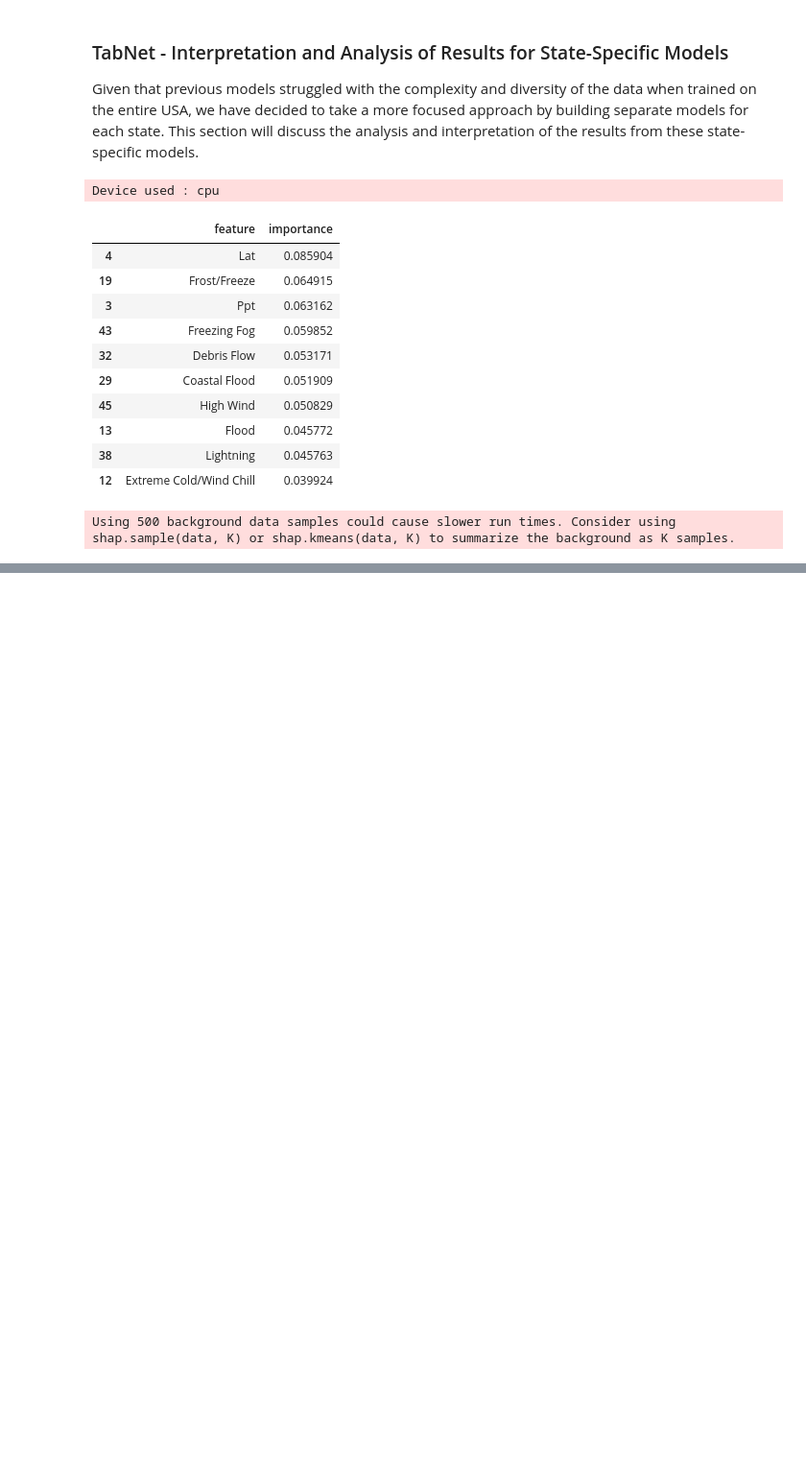
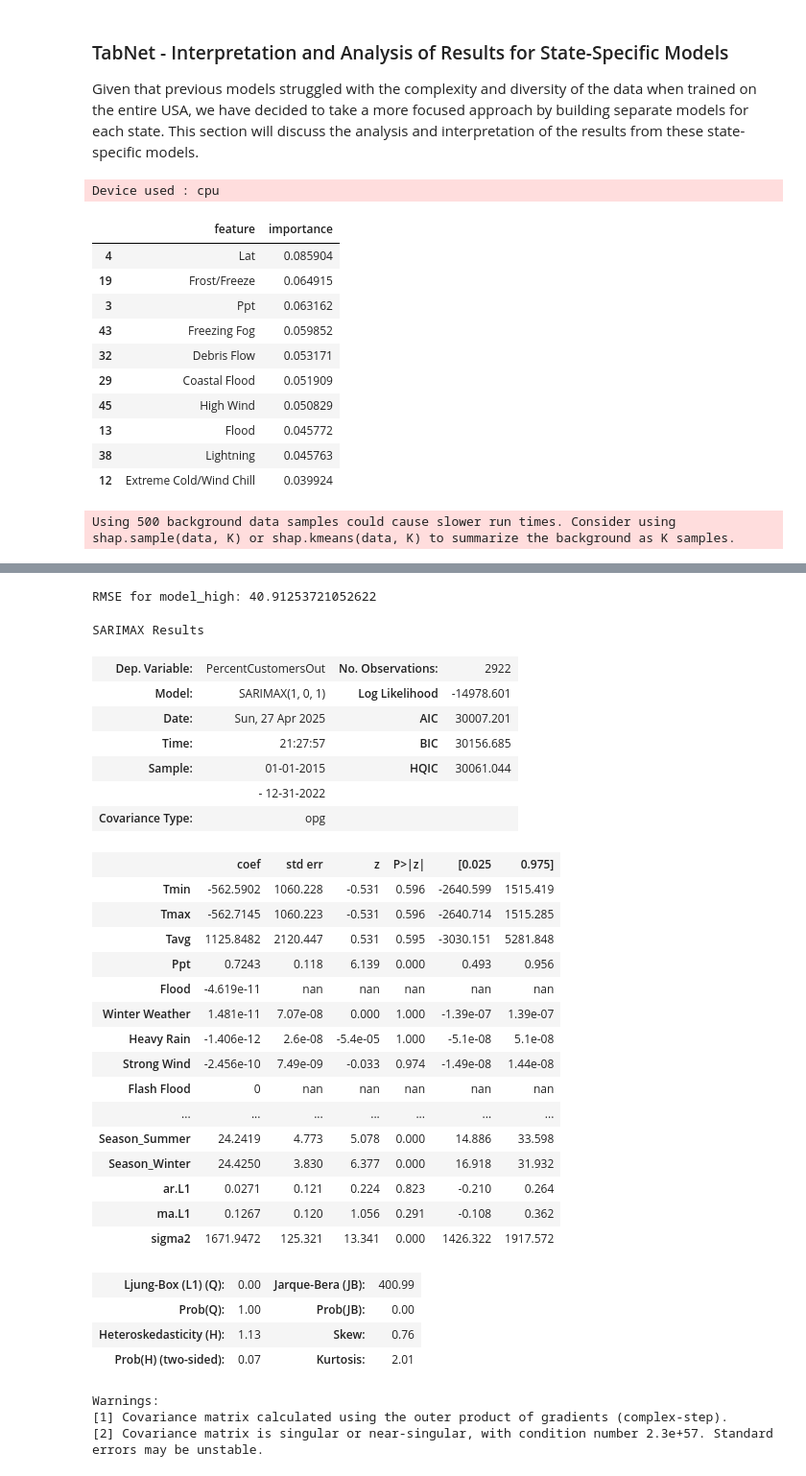
Before and after one commit to kwiatkowskaa/PowerOutage_Prediction, a Jupyter notebook: notebooks/04_interpretability.ipynb, the cells around one changed output, grey strips where cells are left out. Shown at 96% size. Drawn from its saved outputs; the diff is of its cells as text; code cells hidden in the pictures; blank space fills up the shorter version.

```diff
--- a/notebooks/04_interpretability.ipynb
+++ b/notebooks/04_interpretability.ipynb
@@ -400,0 +436,39 @@ Using 500 background data samples could cause slower run times. Consider using s
+# %%
+rmse_high = np.sqrt(mean_squared_error(df_high_test['PercentCustomersOut'], forecast_high))
+print(f'RMSE for model_high: {rmse_high}')
+# %% [output]
+RMSE for model_high: 40.91253721052622
+# %%
+results_high.summary()
+# %% [output]
+SARIMAX Results
+| Dep. Variable: | PercentCustomersOut | No. Observations: | 2922 |
+| Model: | SARIMAX(1, 0, 1) | Log Likelihood | -14978.601 |
+| Date: | Sun, 27 Apr 2025 | AIC | 30007.201 |
+| Time: | 21:27:57 | BIC | 30156.685 |
+| Sample: | 01-01-2015 | HQIC | 30061.044 |
+|  | - 12-31-2022 |  |  |
+| Covariance Type: | opg |  |  |
+|  | coef | std err | z | P>|z| | [0.025 | 0.975] |
+| Tmin | -562.5902 | 1060.228 | -0.531 | 0.596 | -2640.599 | 1515.419 |
+| Tmax | -562.7145 | 1060.223 | -0.531 | 0.596 | -2640.714 | 1515.285 |
+| Tavg | 1125.8482 | 2120.447 | 0.531 | 0.595 | -3030.151 | 5281.848 |
+| Ppt | 0.7243 | 0.118 | 6.139 | 0.000 | 0.493 | 0.956 |
+| Flood | -4.619e-11 | nan | nan | nan | nan | nan |
+| Winter Weather | 1.481e-11 | 7.07e-08 | 0.000 | 1.000 | -1.39e-07 | 1.39e-07 |
+| Heavy Rain | -1.406e-12 | 2.6e-08 | -5.4e-05 | 1.000 | -5.1e-08 | 5.1e-08 |
+| Strong Wind | -2.456e-10 | 7.49e-09 | -0.033 | 0.974 | -1.49e-08 | 1.44e-08 |
+| Flash Flood | 0 | nan | nan | nan | nan | nan |
+| ... | ... | ... | ... | ... | ... | ... |
+| Season_Summer | 24.2419 | 4.773 | 5.078 | 0.000 | 14.886 | 33.598 |
+| Season_Winter | 24.4250 | 3.830 | 6.377 | 0.000 | 16.918 | 31.932 |
+| ar.L1 | 0.0271 | 0.121 | 0.224 | 0.823 | -0.210 | 0.264 |
+| ma.L1 | 0.1267 | 0.120 | 1.056 | 0.291 | -0.108 | 0.362 |
+| sigma2 | 1671.9472 | 125.321 | 13.341 | 0.000 | 1426.322 | 1917.572 |
+| Ljung-Box (L1) (Q): | 0.00 | Jarque-Bera (JB): | 400.99 |
+| Prob(Q): | 1.00 | Prob(JB): | 0.00 |
+| Heteroskedasticity (H): | 1.13 | Skew: | 0.76 |
+| Prob(H) (two-sided): | 0.07 | Kurtosis: | 2.01 |
+Warnings:
+[1] Covariance matrix calculated using the outer product of gradients (complex-step).
+[2] Covariance matrix is singular or near-singular, with condition number 2.3e+57. Standard errors may be unstable.
```
Also changed, not shown: parts of 15 cells of this notebook, 1 other file.
